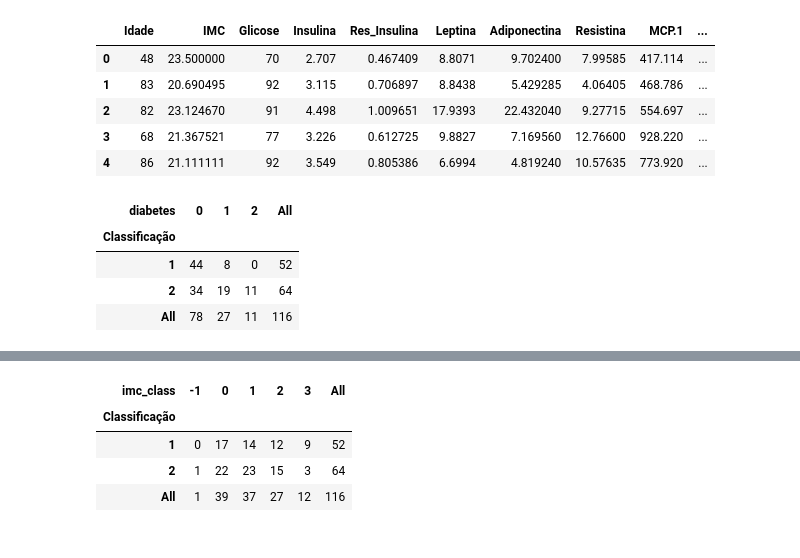
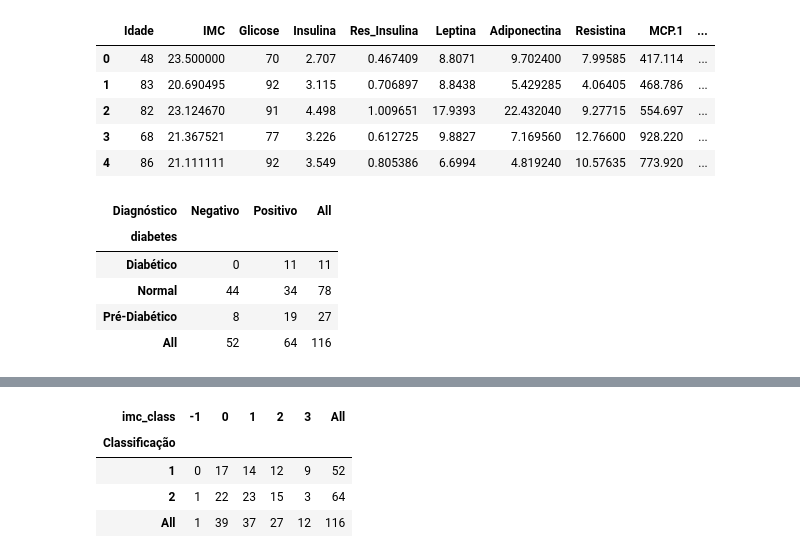
Before and after one commit to flaviowu/Blue_DS, a Jupyter notebook: Modulo2/projeto_02/projeto_2.ipynb, the cells around one changed output, grey strips where cells are left out. Saved outputs shown, nothing was run; the diff lists cells and outputs as text; code cells hidden in the pictures.

Commit message:
add some data viz proj2-mod2

```diff
--- a/Modulo2/projeto_02/projeto_2.ipynb
+++ b/Modulo2/projeto_02/projeto_2.ipynb
@@ -60,3 +60,5 @@ data.tail(3)
 | 113 | 65 | 32.05 | 97 | 5.73 | 1.370998 | 61.48 | 22.54 | 10.33 | 314.05 | 2 |
 | 114 | 72 | 25.59 | 82 | 2.82 | 0.570392 | 24.96 | 33.75 | 3.27 | 392.46 | 2 |
 | 115 | 86 | 27.18 | 138 | 19.91 | 6.777364 | 90.28 | 14.11 | 4.35 | 90.09 | 2 |
+# %%
+data['Classification'] = data['Classification'].apply(lambda x: 'Negativo' if x==1 else 'Positivo')
@@ -70,5 +81,5 @@ data.rename({
         'Leptin': 'Leptina',
         'Adiponectin': 'Adiponectina',
         'Resistin': 'Resistina',
-        'Classification': 'Classificação'
+        'Classification': 'Diagnóstico'
     }, axis=1, inplace=True)
@@ -137,11 +157,11 @@ Name: Glicose, dtype: float64
 # %%
 def is_diabetic(x):
     if x >= 126:
-        return 2
+        return 'Diabético'
     elif 100 <= x <= 125:
-        return 1
+        return 'Pré-Diabético'
     elif x < 100:
-        return 0
+        return 'Normal'
 # %%
 data['diabetes'] = data['Glicose'].apply(is_diabetic)
 # %%
@@ -154,10 +174,11 @@ data.head()
 | 3 | 68 | 21.367521 | 77 | 3.226 | 0.612725 | 9.8827 | 7.169560 | 12.76600 | 928.220 | ... |
 | 4 | 86 | 21.111111 | 92 | 3.549 | 0.805386 | 6.6994 | 4.819240 | 10.57635 | 773.920 | ... |
 # %%
-pd.crosstab(data['Classificação'], data['diabetes'], margins=True)
+pd.crosstab(data['diabetes'], data['Diagnóstico'], margins=True)
 # %% [output]
-| diabetes | 0 | 1 | 2 | All |
-| Classificação |  |  |  |  |
-| 1 | 44 | 8 | 0 | 52 |
-| 2 | 34 | 19 | 11 | 64 |
-| All | 78 | 27 | 11 | 116 |
+| Diagnóstico | Negativo | Positivo | All |
+| diabetes |  |  |  |
+| Diabético | 0 | 11 | 11 |
+| Normal | 44 | 34 | 78 |
+| Pré-Diabético | 8 | 19 | 27 |
+| All | 52 | 64 | 116 |
```
Also changed, not shown: parts of 8 cells of this notebook.
